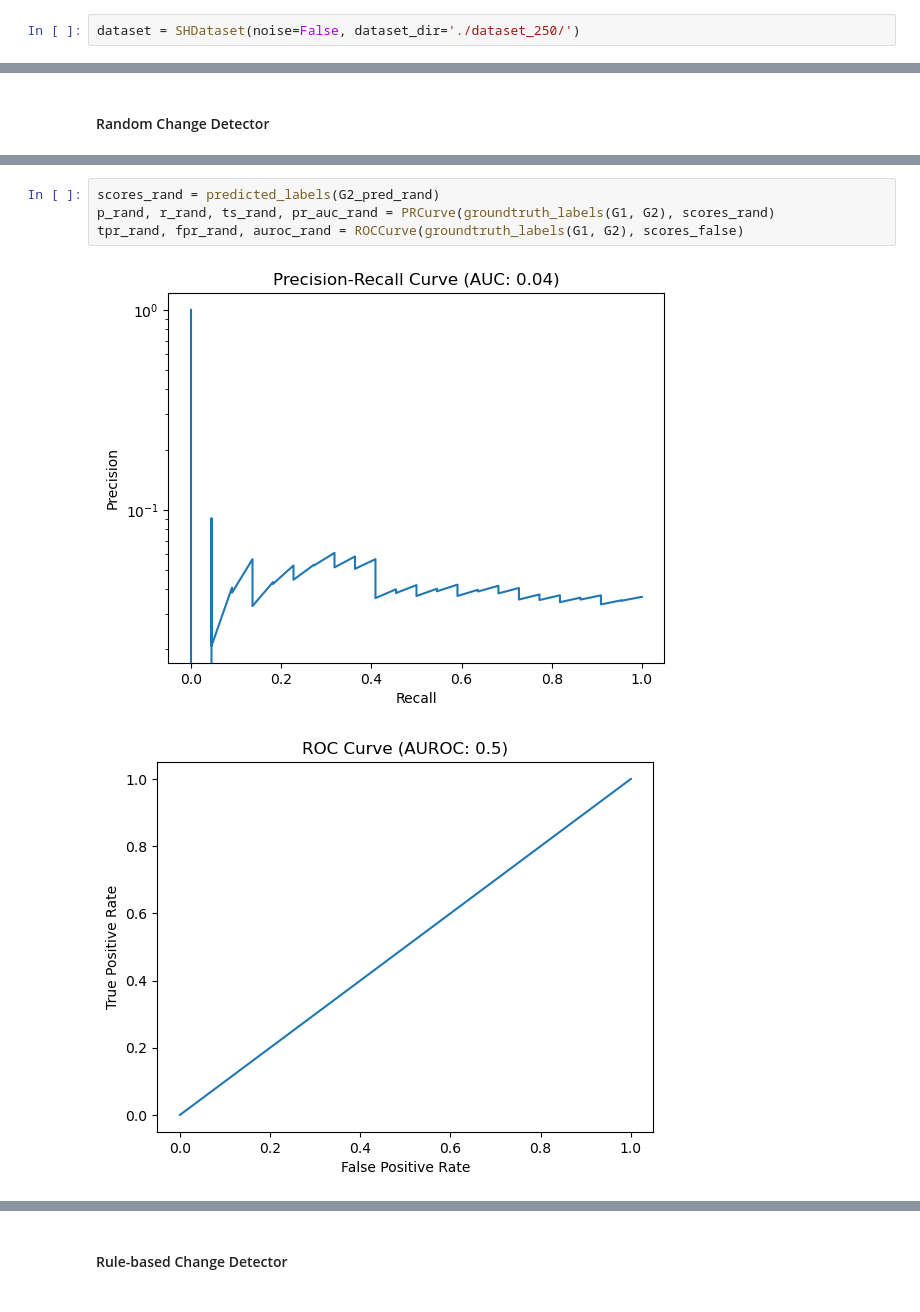
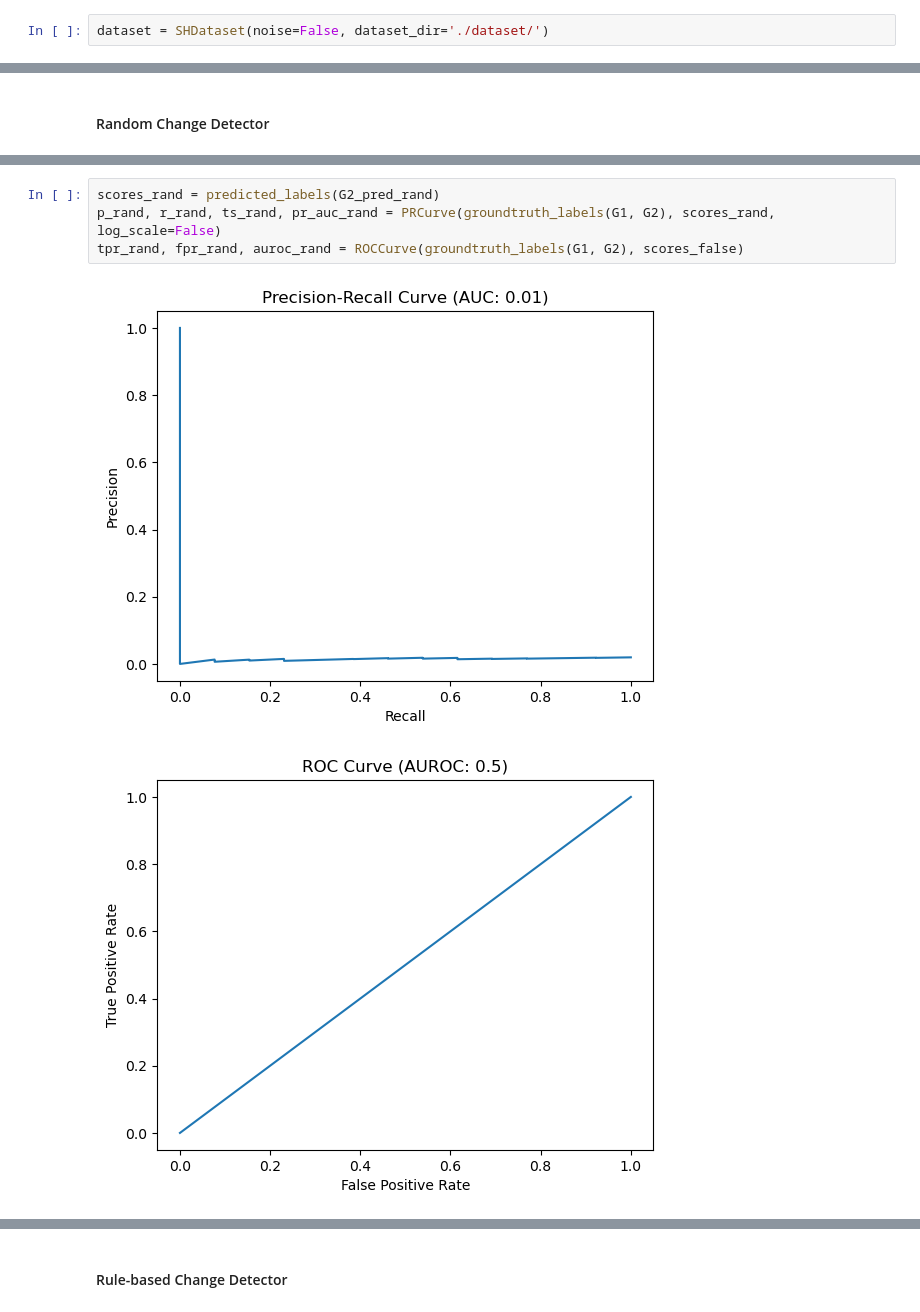
Before and after one commit to KJ-Waller/SyntheticHighways, a Jupyter notebook: ChangeDetection/InferenceAndEvaluation-NoNoise.ipynb, the cells around one changed output, grey strips where cells are left out. Drawn from its saved outputs; the diff is of its cells as text.

```diff
--- a/ChangeDetection/InferenceAndEvaluation-NoNoise.ipynb
+++ b/ChangeDetection/InferenceAndEvaluation-NoNoise.ipynb
@@ -8,7 +8,7 @@ import matplotlib.pyplot as plt
 from utils import *
 from metrics import *
 # %%
-dataset = SHDataset(noise=False, dataset_dir='./dataset_250/')
+dataset = SHDataset(noise=False, dataset_dir='./dataset/')
 # %%
 G1,T1,G2,T2 = dataset.read_snapshots(0)
 # %%
@@ -77,9 +77,9 @@ plot_graph(G2_pred_rand, use_weights=True, figsize=(10,10))
 # %%
 scores_rand = predicted_labels(G2_pred_rand)
-p_rand, r_rand, ts_rand, pr_auc_rand = PRCurve(groundtruth_labels(G1, G2), scores_rand)
+p_rand, r_rand, ts_rand, pr_auc_rand = PRCurve(groundtruth_labels(G1, G2), scores_rand, log_scale=False)
 tpr_rand, fpr_rand, auroc_rand = ROCCurve(groundtruth_labels(G1, G2), scores_false)
 # %% [output]
-[figure, old version]
+[figure, new version]
 [figure]
 # %%
 # edges, edge_weights = zip(*nx.get_edge_attributes(G2_pred, 'weight').items())
```
Also changed, not shown: parts of 39 cells of this notebook, 4 other files.
